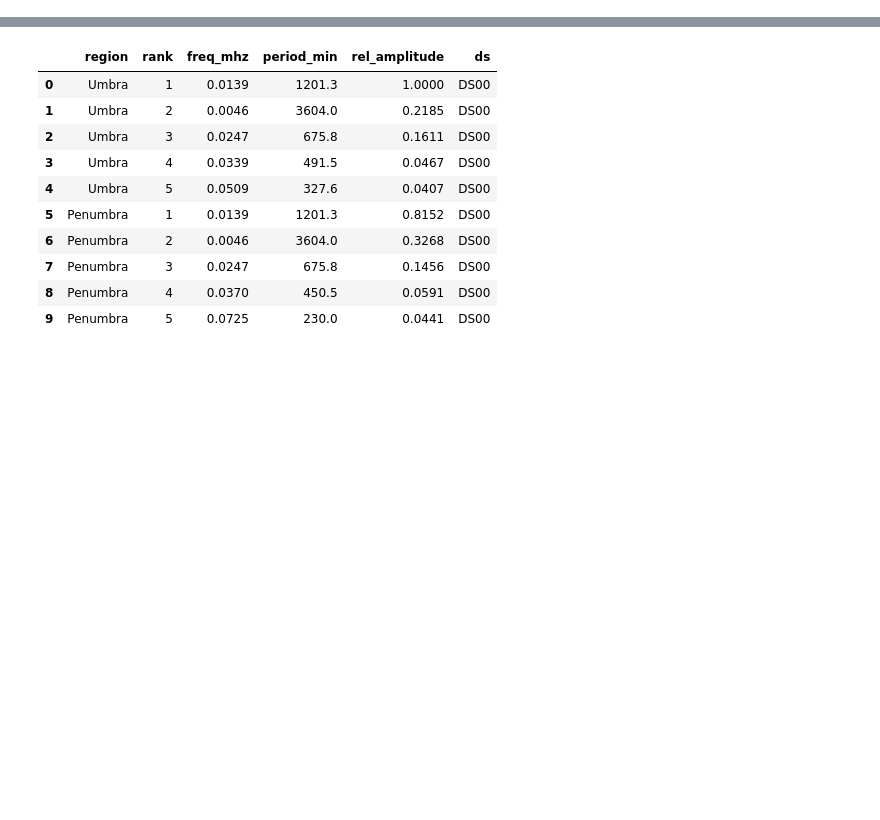
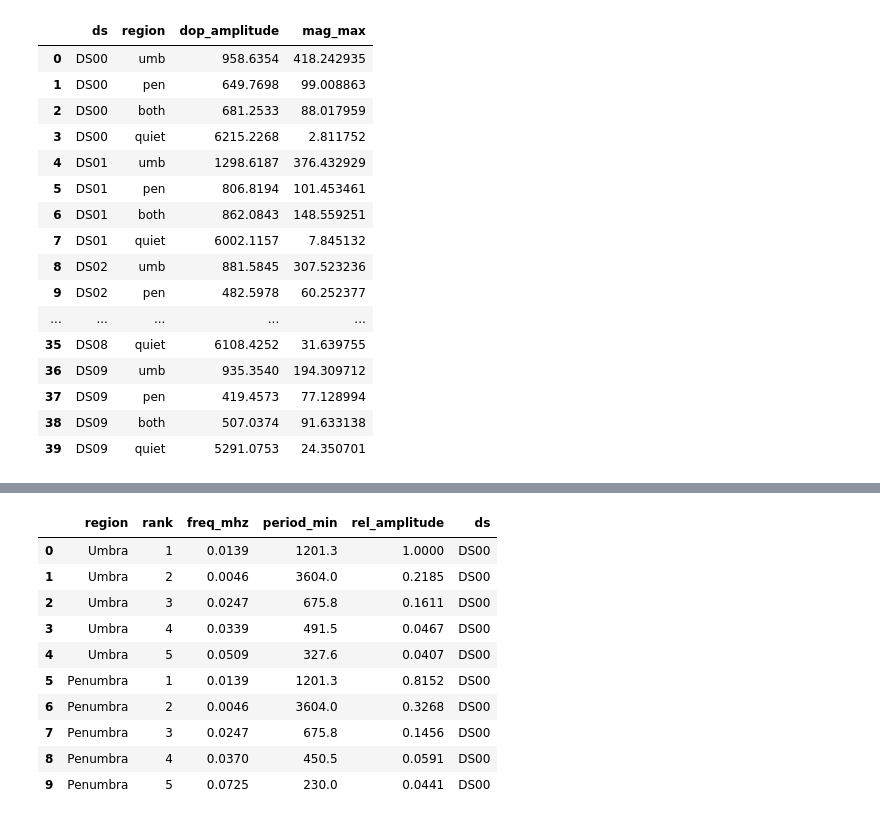
Before and after one commit to thomatrixting/sun_spots_pulsation_review, a Jupyter notebook: notebooks/04_data_comparison.ipynb, the cells around one changed output, grey strips where cells are left out. Saved outputs shown, nothing was run; the diff lists cells and outputs as text; code cells hidden in the pictures; blank space fills up the shorter version.

```diff
--- a/notebooks/04_data_comparison.ipynb
+++ b/notebooks/04_data_comparison.ipynb
@@ -0,0 +11,17 @@
+# %%
+mag_cols = ["mean_mag_umb", "mean_mag_pen", "mean_mag_both", "mean_mag_quiet", "mean_mag_hotspot"]
+dop_cols = ["mean_dop_umb", "mean_dop_pen", "mean_dop_both", "mean_dop_quiet"]
+
+mag_dfs = []
+for ds in ds_ids:
+    csv_path = base / ds / "metrics.csv"
+    available = pd.read_csv(csv_path, nrows=0).columns
+    cols = ["time_h"] + [c for c in mag_cols + dop_cols if c in available]
+    df = pd.read_csv(csv_path, nrows=250, usecols=cols)
+    if "mean_mag_hotspot" not in df:
+        df["mean_mag_hotspot"] = np.nan
+    df["ds"] = ds
+    mag_dfs.append(df)
+
+mag_data = pd.concat(mag_dfs, ignore_index=True)
+mag_data.head()
@@ -0,0 +41,35 @@
+# %%
+regions = ["umb", "pen", "both", "quiet"]
+
+amp_rows = []
+for ds, df in zip(ds_ids, mag_dfs):
+    for region in regions:
+        dop = df[f"mean_dop_{region}"]
+        mag = np.abs(df[f"mean_mag_{region}"])
+        amp_rows.append({
+            "ds": ds,
+            "region": region,
+            "dop_amplitude": dop.max() - dop.min(),
+            "mag_max": mag_amplitude(df["time_h"], mag),
+        })
+
+amp_data = pd.DataFrame(amp_rows)
+amp_data
+# %% [output]
+|  | ds | region | dop_amplitude | mag_max |
+| 0 | DS00 | umb | 958.6354 | 418.242935 |
+| 1 | DS00 | pen | 649.7698 | 99.008863 |
+| 2 | DS00 | both | 681.2533 | 88.017959 |
+| 3 | DS00 | quiet | 6215.2268 | 2.811752 |
+| 4 | DS01 | umb | 1298.6187 | 376.432929 |
+| 5 | DS01 | pen | 806.8194 | 101.453461 |
+| 6 | DS01 | both | 862.0843 | 148.559251 |
+| 7 | DS01 | quiet | 6002.1157 | 7.845132 |
+| 8 | DS02 | umb | 881.5845 | 307.523236 |
+| 9 | DS02 | pen | 482.5978 | 60.252377 |
+| ... | ... | ... | ... | ... |
+| 35 | DS08 | quiet | 6108.4252 | 31.639755 |
+| 36 | DS09 | umb | 935.3540 | 194.309712 |
+| 37 | DS09 | pen | 419.4573 | 77.128994 |
+| 38 | DS09 | both | 507.0374 | 91.633138 |
+| 39 | DS09 | quiet | 5291.0753 | 24.350701 |
```
Also changed, not shown: parts of 11 cells of this notebook, 2 other files.
